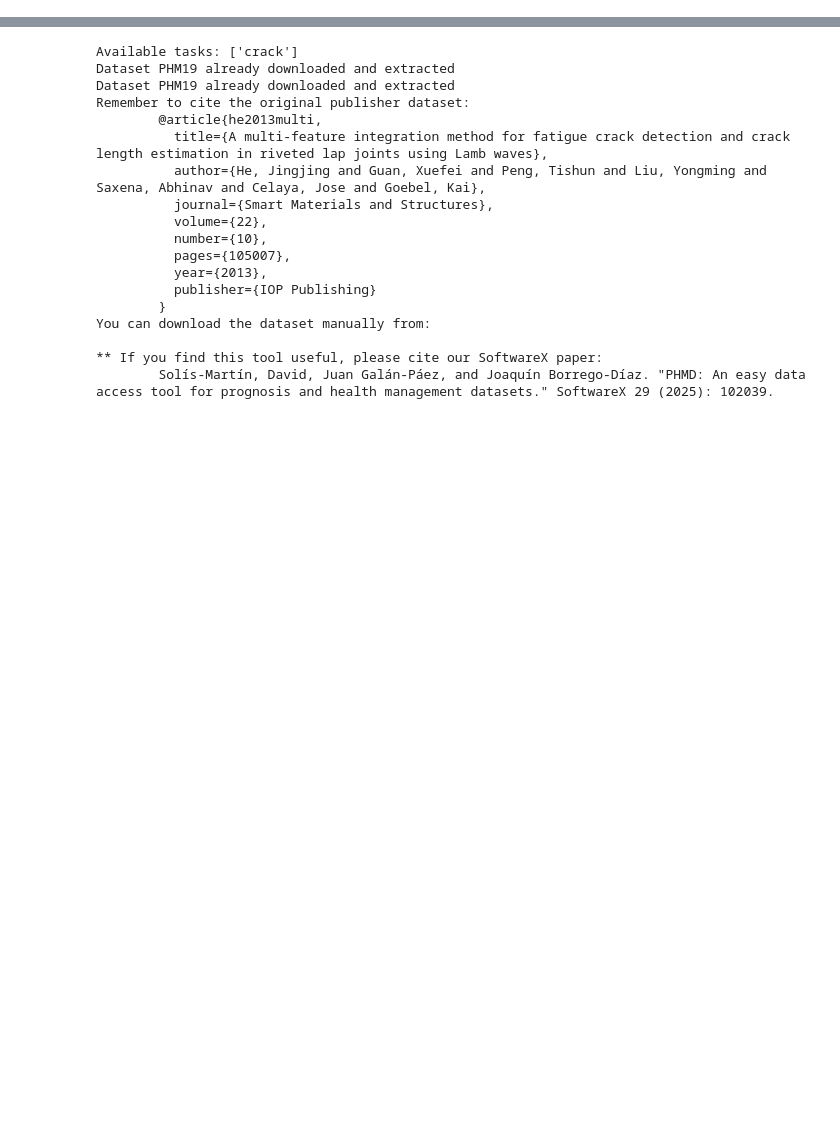
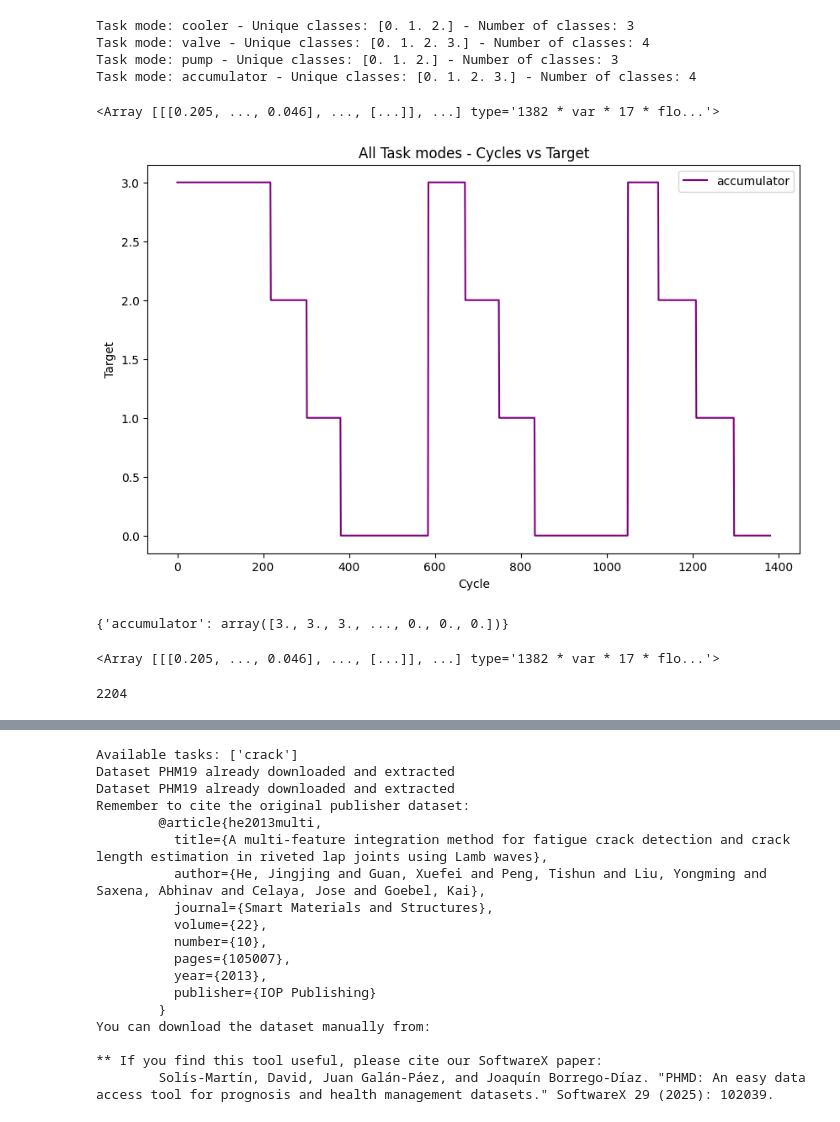
Before and after one commit to EPFL-IMOS/picid, a Jupyter notebook: notebooks/battery_phmd.ipynb, the cells around one changed output, grey strips where cells are left out. Cells and saved outputs as stored; diff of their text form; code cells hidden in the pictures; blank space fills up the shorter version.

```diff
--- a/notebooks/battery_phmd.ipynb
+++ b/notebooks/battery_phmd.ipynb
@@ -2,0 +232,10 @@ from phmd import datasets
+# %%
+# Check how many classes each target has
+for task_mode, target in collected_targets.items():
+    unique_classes = np.unique(target)
+    print(f'Task mode: {task_mode} - Unique classes: {unique_classes} - Number of classes: {len(unique_classes)}')
+# %% [output]
+Task mode: cooler - Unique classes: [0. 1. 2.] - Number of classes: 3
+Task mode: valve - Unique classes: [0. 1. 2. 3.] - Number of classes: 4
+Task mode: pump - Unique classes: [0. 1. 2.] - Number of classes: 3
+Task mode: accumulator - Unique classes: [0. 1. 2. 3.] - Number of classes: 4
@@ -3 +244,50 @@ from phmd import datasets
+# %%
+data_dict['train']['features'][0]
+
+[(C, C_len, F)]
+
+len([(1, C_len, F), ..., (1, C_len, F)]) == C
+
+
+features: (C, C_len, F)
+targets: (C, C_len, 1)
+
+(2204 * 60) = 132240
+
+2204/60 = 36.7333 h
+# %% [output]
+<Array [[[0.205, ..., 0.046], ..., [...]], ...] type='1382 * var * 17 * flo...'>
+# %%
+colors = {
+    "cooler": "black",
+    "valve": "red",
+    "pump": "blue",
+    "accumulator": "purple"
+}
+
+# plot the all targets together
+plt.figure(figsize=(10,6))
+for task_mode, target in collected_targets.items():
+    if task_mode in ["accumulator"]:
+        plt.plot(range(len(target)), target, label=task_mode, color=colors[task_mode])
+    # Assign color to every task mode
+plt.title('All Task modes - Cycles vs Target')
+plt.xlabel('Cycle')
+plt.ylabel('Target')
+plt.legend()
+plt.show()
+# %% [output]
+[figure, added]
+# %%
+collected_targets
+# %% [output]
+{'accumulator': array([3., 3., 3., ..., 0., 0., 0.])}
+# %%
+data_dict['train']['features'][0]
+# %% [output]
+<Array [[[0.205, ..., 0.046], ..., [...]], ...] type='1382 * var * 17 * flo...'>
+# %%
+1382+ 346 + 476
+# %% [output]
+2204
 # %%
```
Also changed, not shown: parts of 8 cells of this notebook.
